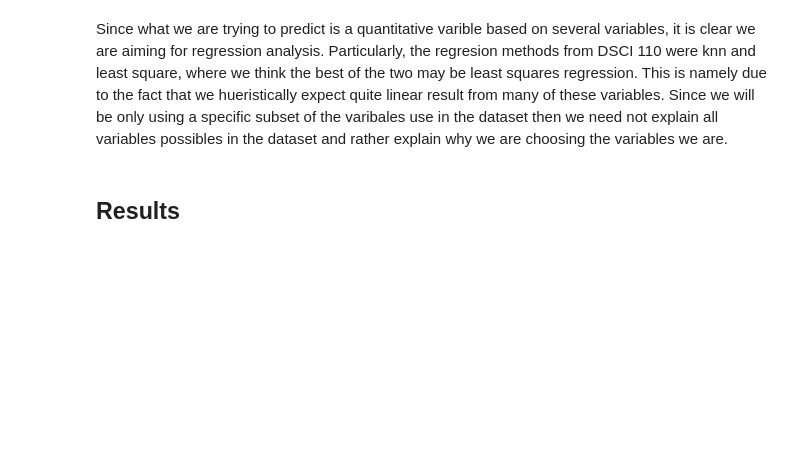
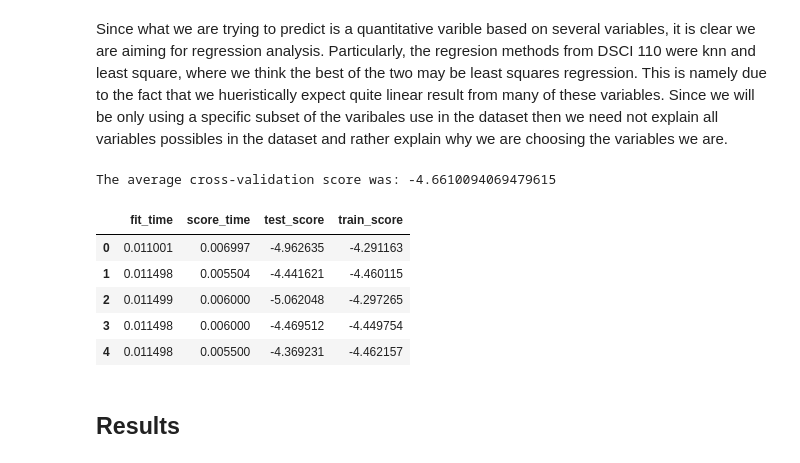
Before and after one commit to DSCI-310/DSCI-310-Group-1, a Jupyter notebook: StudentPerformance.ipynb, the cells around one changed output. Drawn from its saved outputs; the diff is of its cells as text; code cells hidden in the pictures; blank space fills up the shorter version.

```diff
--- a/StudentPerformance.ipynb
+++ b/StudentPerformance.ipynb
@@ -46,6 +62,50 @@ plt.scatter(df.studytime, df.G3)
 # %% [markdown]
 Since what we are trying to predict is a quantitative varible based on several variables, it is clear we are aiming for regression analysis. Particularly, the regresion methods from DSCI 110 were knn and least square, where we think the best of the two may be least squares regression. This is namely due to the fact that we hueristically expect quite linear result from many of these variables.
  Since we will be only using a specific subset of the varibales use in the dataset then we need not explain all variables possibles in the dataset and rather explain why we are choosing the variables we are.
+# %%
+train_df, test_df = train_test_split(df, test_size = 0.2, random_state=100)
+
+#make training and testing split
+desiredfeatures = ["studytime", "Pstatus", "Medu", "Fedu", "Mjob", "Fjob", "goout","romantic","traveltime"]
+X_train = train_df[desiredfeatures]
+y_train = train_df["G3"]
+
+X_test = test_df[desiredfeatures]
+y_test = test_df["G3"]
+
+
+#preprocess the data to make sure the scaling is correct and the categorical variables are encoded properly
+numeric_features = ["studytime", "Medu", "Fedu", "goout", "traveltime"]
+categorical_features = ["Mjob", "Fjob"]
+binary_features = ["Pstatus", "romantic"]
+
+preprocessor = make_column_transformer(
+    (make_pipeline(SimpleImputer(), StandardScaler()), numeric_features),
+    (make_pipeline(SimpleImputer(strategy="constant", fill_value="missing"), OneHotEncoder(handle_unknown="ignore", sparse=False)), categorical_features),
+    (make_pipeline(SimpleImputer(strategy="most_frequent"), OneHotEncoder(drop="if_binary", dtype=int)), binary_features),
+)
+# %%
+#create the pipeline to preprocess our data and apply linear regression
+pipelr = make_pipeline(preprocessor, Ridge())
+
+#check crossvalidation scores using RMSE error
+scores = cross_validate(
+    pipelr, X_train, y_train, return_train_score=True, scoring = "neg_root_mean_squared_error"
+)
+
+
+print("The average cross-validation score was:", scores["test_score"].mean())
+
+
+pd.DataFrame(scores)
+# %% [output]
+The average cross-validation score was: -4.6610094069479615
+|  | fit_time | score_time | test_score | train_score |
+| 0 | 0.011001 | 0.006997 | -4.962635 | -4.291163 |
+| 1 | 0.011498 | 0.005504 | -4.441621 | -4.460115 |
+| 2 | 0.011499 | 0.006000 | -5.062048 | -4.297265 |
+| 3 | 0.011498 | 0.006000 | -4.469512 | -4.449754 |
+| 4 | 0.011498 | 0.005500 | -4.369231 | -4.462157 |
 # %% [markdown]
 ## Results
 # %% [markdown]
```
Also changed, not shown: parts of 12 cells of this notebook.
